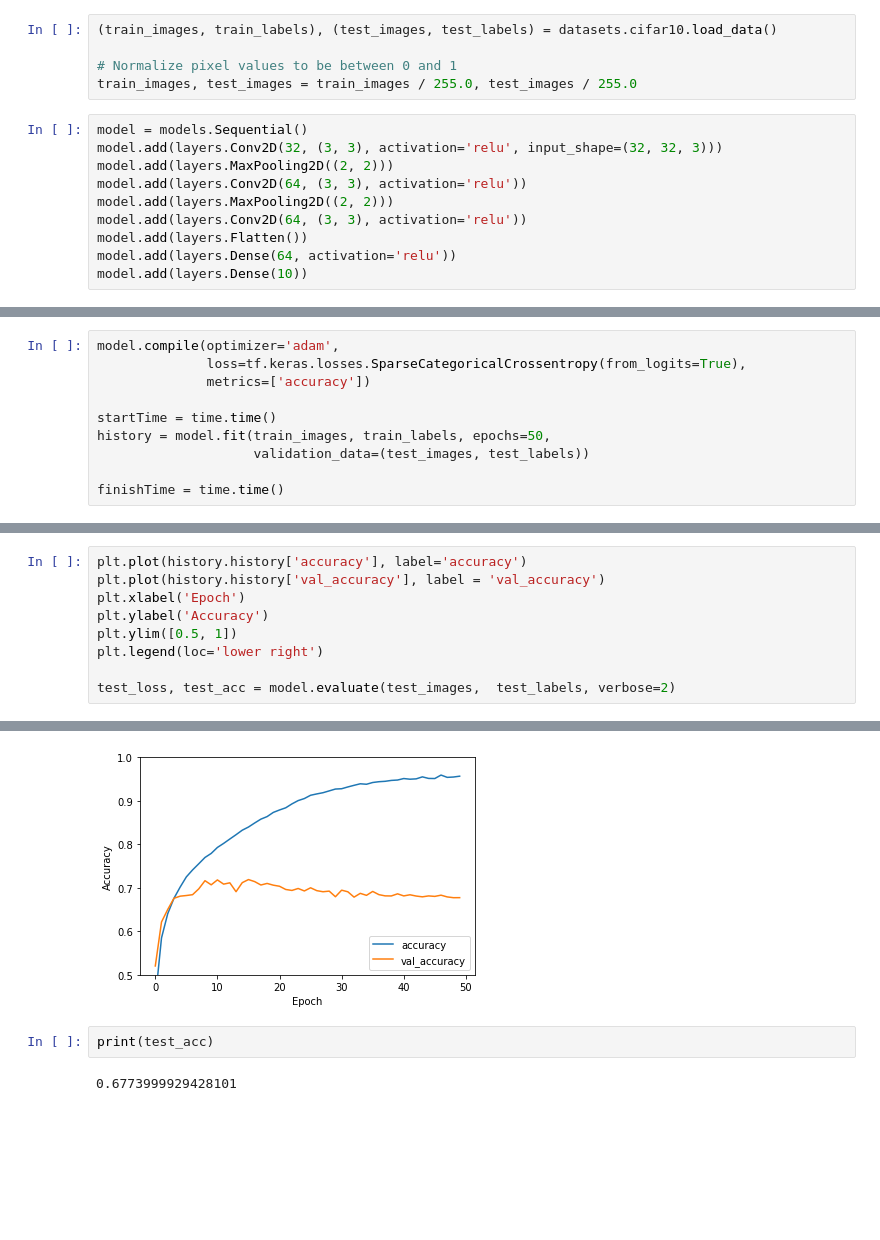
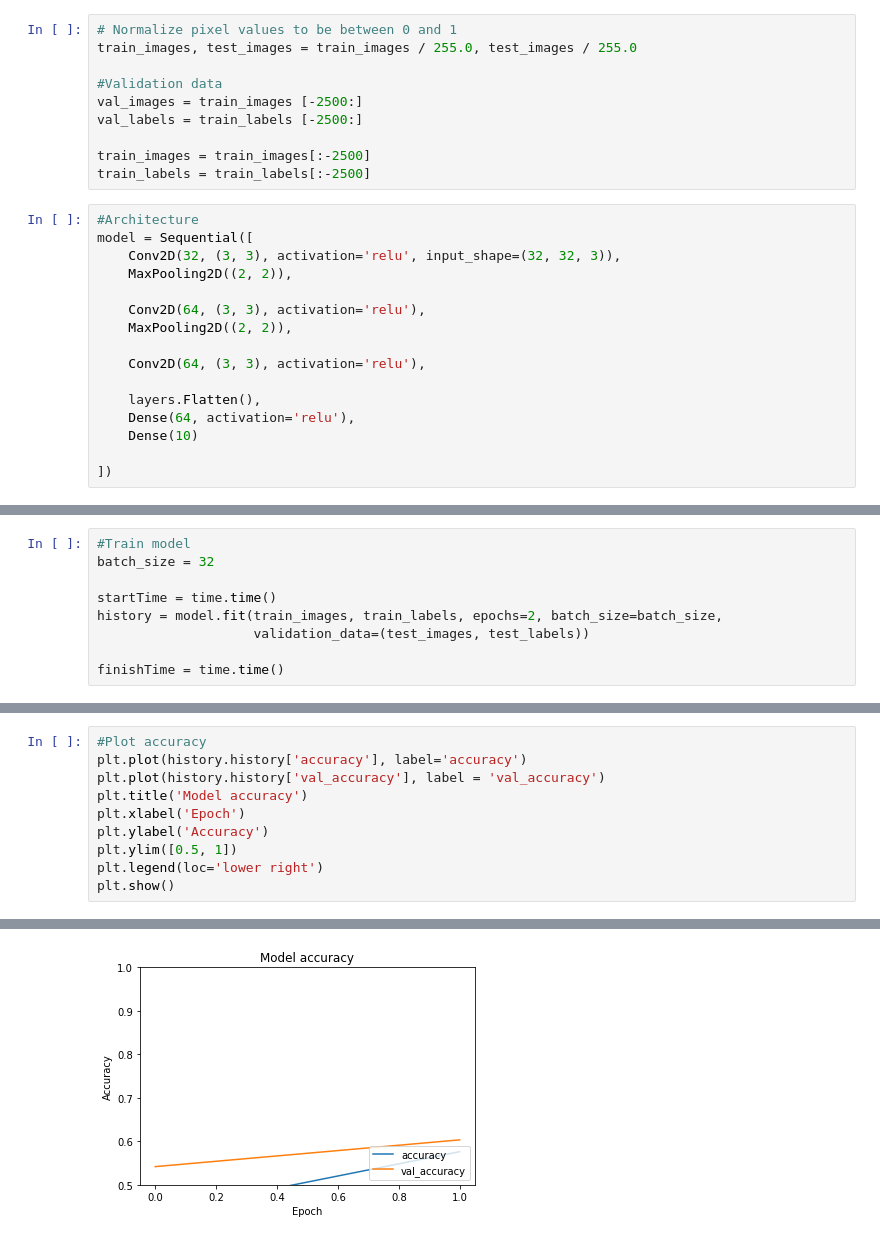
Before and after one commit to INT2Group32/ImageCNN, a Jupyter notebook: cnn.ipynb, the cells around one changed output, grey strips where cells are left out. Saved outputs shown, nothing was run; the diff lists cells and outputs as text; blank space fills up the shorter version.

```diff
--- a/cnn.ipynb
+++ b/cnn.ipynb
@@ -8,18 +22,29 @@ import time
 # %%
-(train_images, train_labels), (test_images, test_labels) = datasets.cifar10.load_data()
-
 # Normalize pixel values to be between 0 and 1
 train_images, test_images = train_images / 255.0, test_images / 255.0
+
+#Validation data
+val_images = train_images [-2500:]
+val_labels = train_labels [-2500:]
+
+train_images = train_images[:-2500]
+train_labels = train_labels[:-2500]
 # %%
-model = models.Sequential()
-model.add(layers.Conv2D(32, (3, 3), activation='relu', input_shape=(32, 32, 3)))
-model.add(layers.MaxPooling2D((2, 2)))
-model.add(layers.Conv2D(64, (3, 3), activation='relu'))
-model.add(layers.MaxPooling2D((2, 2)))
-model.add(layers.Conv2D(64, (3, 3), activation='relu'))
-model.add(layers.Flatten())
-model.add(layers.Dense(64, activation='relu'))
-model.add(layers.Dense(10))
+#Architecture
+model = Sequential([
+    Conv2D(32, (3, 3), activation='relu', input_shape=(32, 32, 3)),
+    MaxPooling2D((2, 2)),
+
+    Conv2D(64, (3, 3), activation='relu'),
+    MaxPooling2D((2, 2)),
+
+    Conv2D(64, (3, 3), activation='relu'),
+
+    layers.Flatten(),
+    Dense(64, activation='relu'),
+    Dense(10)
+
+])
 # %%
 model.summary()
 # %% [output]
@@ -43,10 +73,9 @@ _________________________________________________________________
 # %%
-model.compile(optimizer='adam',
-              loss=tf.keras.losses.SparseCategoricalCrossentropy(from_logits=True),
-              metrics=['accuracy'])
+#Train model
+batch_size = 32
 
 startTime = time.time()
-history = model.fit(train_images, train_labels, epochs=50,
+history = model.fit(train_images, train_labels, epochs=2, batch_size=batch_size,
                     validation_data=(test_images, test_labels))
 
 finishTime = time.time()
@@ -78,10 +111,11 @@ Time taken: 6.0m, 24.6s
 # %%
+#Plot accuracy
 plt.plot(history.history['accuracy'], label='accuracy')
 plt.plot(history.history['val_accuracy'], label = 'val_accuracy')
+plt.title('Model accuracy')
 plt.xlabel('Epoch')
 plt.ylabel('Accuracy')
 plt.ylim([0.5, 1])
 plt.legend(loc='lower right')
-
-test_loss, test_acc = model.evaluate(test_images,  test_labels, verbose=2)
+plt.show()
 # %% [output]
@@ -89,5 +122 @@ test_loss, test_acc = model.evaluate(test_images,  test_labels, verbose=2)
-[figure, old version]
+[figure, new version]
-# %%
-print(test_acc)
-# %% [output]
-0.6773999929428101
```
Also changed, not shown: parts of 9 cells of this notebook.
